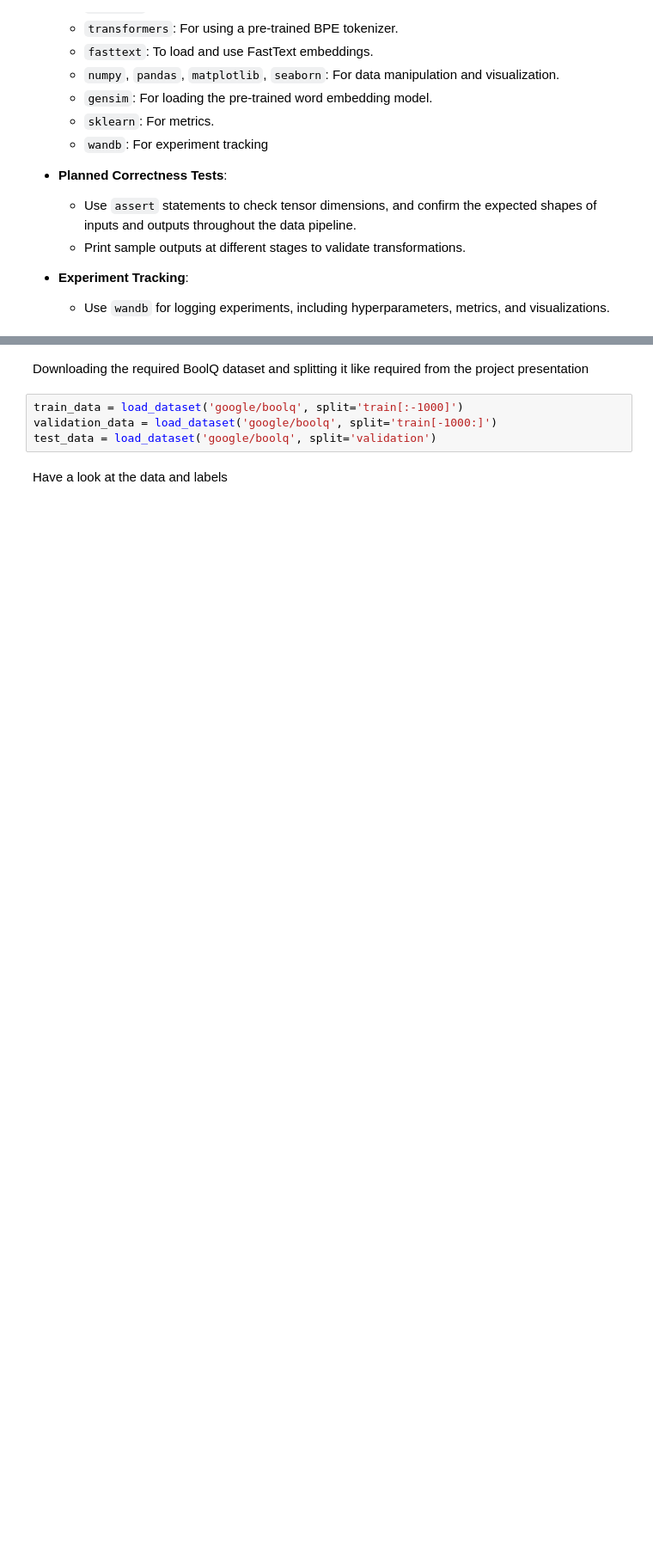
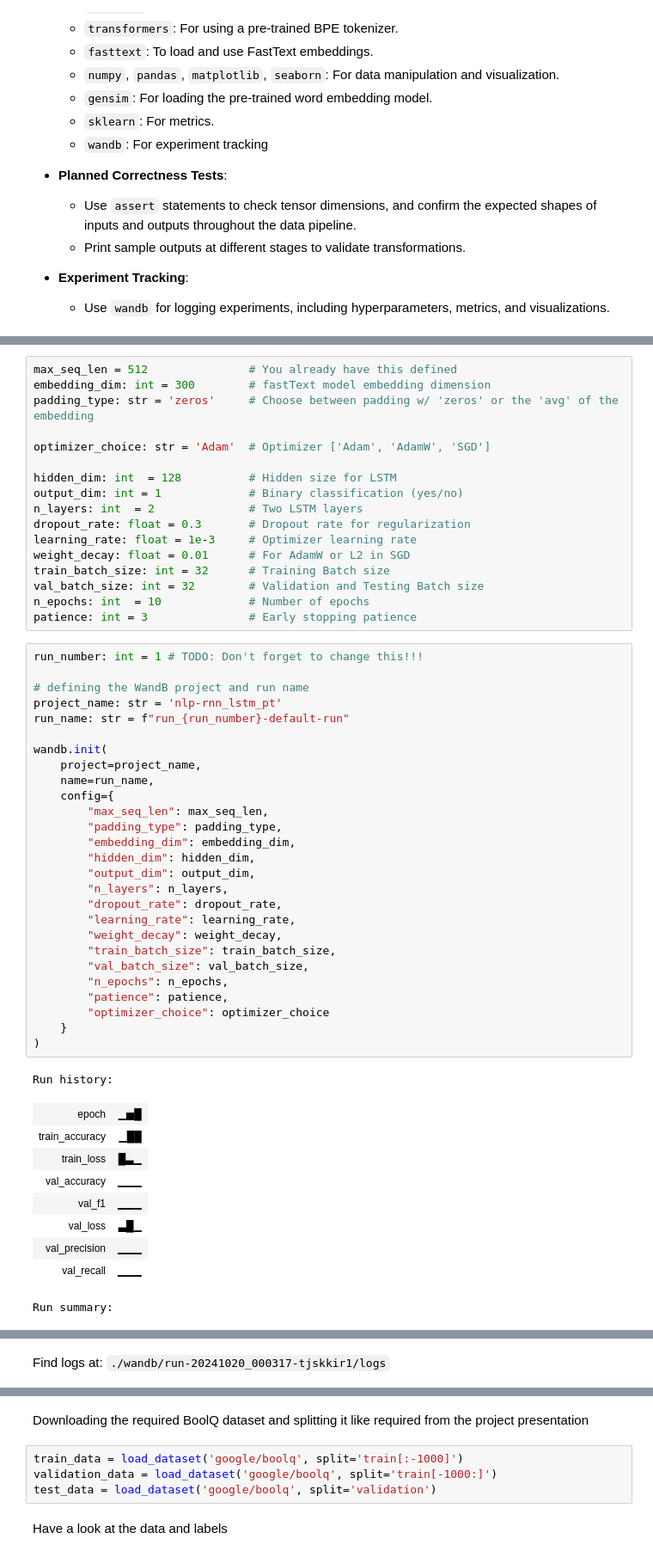
Before and after one commit to aintnoair/nlp, a Jupyter notebook: project-2/rnn_lstm-stage_2-pascal_thuerig.ipynb, the cells around one changed output, grey strips where cells are left out. Shown: that part at 86% size. Saved outputs shown, nothing was run; the diff lists cells and outputs as text; blank space fills up the shorter version.

```diff
--- a/project-2/rnn_lstm-stage_2-pascal_thuerig.ipynb
+++ b/project-2/rnn_lstm-stage_2-pascal_thuerig.ipynb
@@ -62,0 +50,55 @@ from sklearn.metrics import accuracy_score, precision_score, recall_score, f1_sc
+# %%
+max_seq_len = 512               # You already have this defined
+embedding_dim: int = 300        # fastText model embedding dimension
+padding_type: str = 'zeros'     # Choose between padding w/ 'zeros' or the 'avg' of the embedding
+
+optimizer_choice: str = 'Adam'  # Optimizer ['Adam', 'AdamW', 'SGD']
+
+hidden_dim: int  = 128          # Hidden size for LSTM
+output_dim: int = 1             # Binary classification (yes/no)
+n_layers: int  = 2              # Two LSTM layers
+dropout_rate: float = 0.3       # Dropout rate for regularization
+learning_rate: float = 1e-3     # Optimizer learning rate
+weight_decay: float = 0.01      # For AdamW or L2 in SGD
+train_batch_size: int = 32      # Training Batch size
+val_batch_size: int = 32        # Validation and Testing Batch size
+n_epochs: int  = 10             # Number of epochs
+patience: int = 3               # Early stopping patience
+# %%
+run_number: int = 1 # TODO: Don't forget to change this!!!
+
+# defining the WandB project and run name
+project_name: str = 'nlp-rnn_lstm_pt'
+run_name: str = f"run_{run_number}-default-run"
+
+wandb.init(
+    project=project_name,
+    name=run_name,
+    config={
+        "max_seq_len": max_seq_len,
+        "padding_type": padding_type,
+        "embedding_dim": embedding_dim,
+        "hidden_dim": hidden_dim,
+        "output_dim": output_dim,
+        "n_layers": n_layers,
+        "dropout_rate": dropout_rate,
+        "learning_rate": learning_rate,
+        "weight_decay": weight_decay,
+        "train_batch_size": train_batch_size,
+        "val_batch_size": val_batch_size,
+        "n_epochs": n_epochs,
+        "patience": patience,
+        "optimizer_choice": optimizer_choice
+    }
+)
+# %% [output]
+Run history:
+| epoch | ▁▅█ |
+| train_accuracy | ▁██ |
+| train_loss | █▃▁ |
+| val_accuracy | ▁▁▁ |
+| val_f1 | ▁▁▁ |
+| val_loss | ▃█▁ |
+| val_precision | ▁▁▁ |
+| val_recall | ▁▁▁ |
+Run summary:
@@ -62,0 +116 @@ from sklearn.metrics import accuracy_score, precision_score, recall_score, f1_sc
+Find logs at: ./wandb/run-20241020_000317-tjskkir1/logs
```
Also changed, not shown: parts of 34 cells of this notebook, 27 other files.
